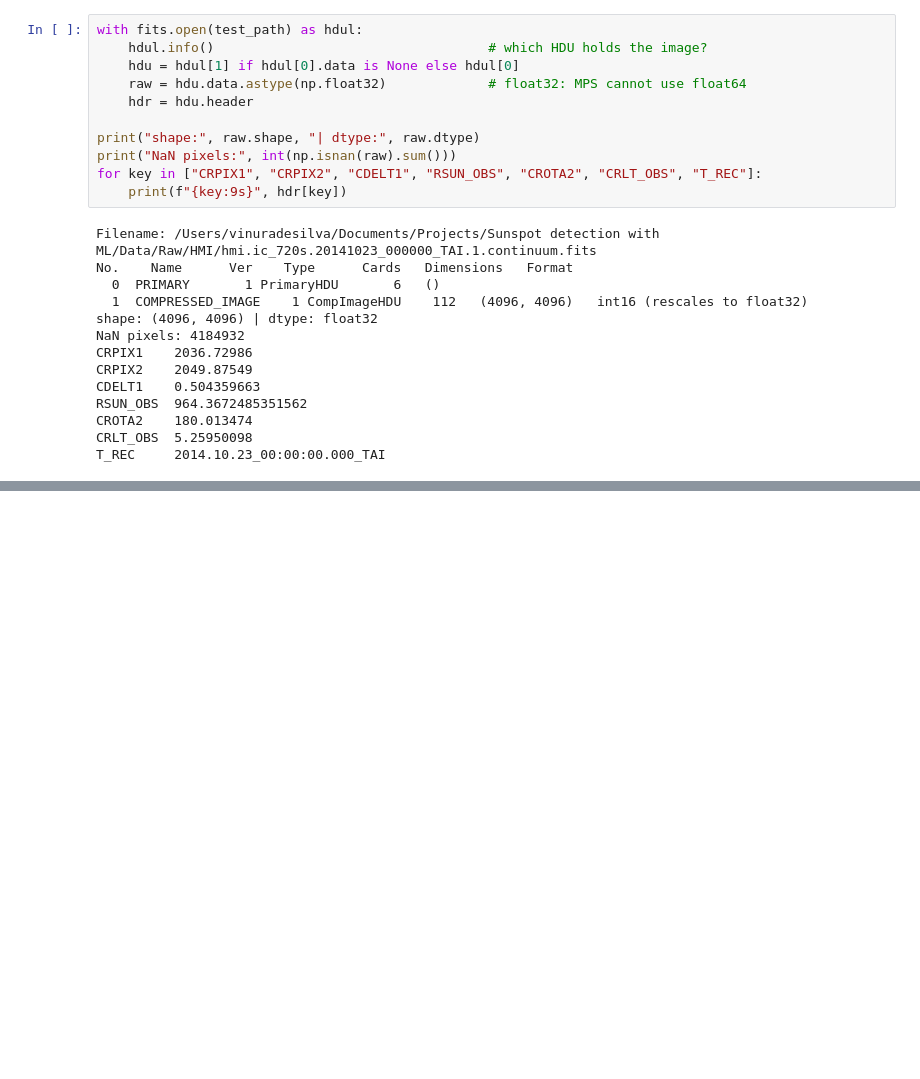
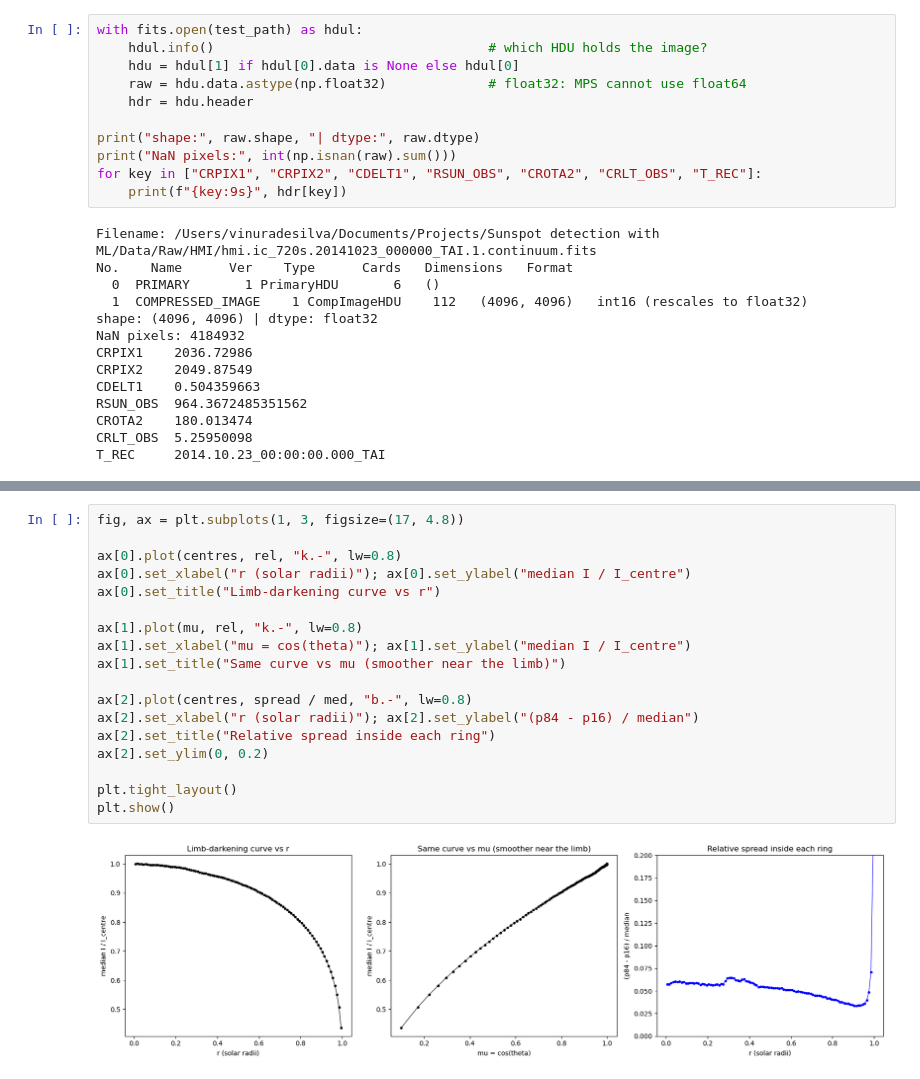
Before and after one commit to vinuradesilva/Sunspot-detection-with-ML, a Jupyter notebook: Notebooks/preprocessing.ipynb, the cells around one changed output, grey strips where cells are left out. Drawn from its saved outputs; the diff is of its cells as text; blank space fills up the shorter version.

```diff
--- a/Notebooks/preprocessing.ipynb
+++ b/Notebooks/preprocessing.ipynb
@@ -53,0 +225,20 @@ T_REC     2014.10.23_00:00:00.000_TAI
+# %%
+fig, ax = plt.subplots(1, 3, figsize=(17, 4.8))
+
+ax[0].plot(centres, rel, "k.-", lw=0.8)
+ax[0].set_xlabel("r (solar radii)"); ax[0].set_ylabel("median I / I_centre")
+ax[0].set_title("Limb-darkening curve vs r")
+
+ax[1].plot(mu, rel, "k.-", lw=0.8)
+ax[1].set_xlabel("mu = cos(theta)"); ax[1].set_ylabel("median I / I_centre")
+ax[1].set_title("Same curve vs mu (smoother near the limb)")
+
+ax[2].plot(centres, spread / med, "b.-", lw=0.8)
+ax[2].set_xlabel("r (solar radii)"); ax[2].set_ylabel("(p84 - p16) / median")
+ax[2].set_title("Relative spread inside each ring")
+ax[2].set_ylim(0, 0.2)
+
+plt.tight_layout()
+plt.show()
+# %% [output]
+[figure, added]
```
Also changed, not shown: parts of 11 cells of this notebook, 3 other files.
